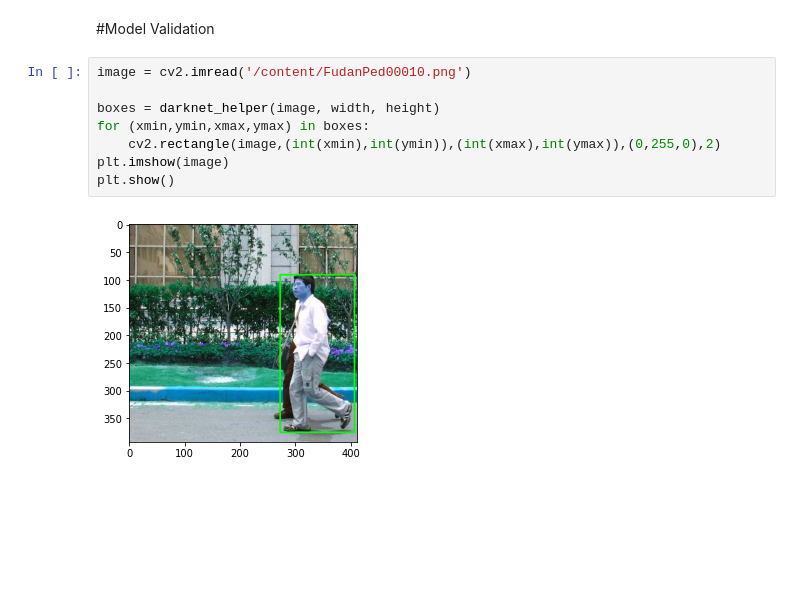
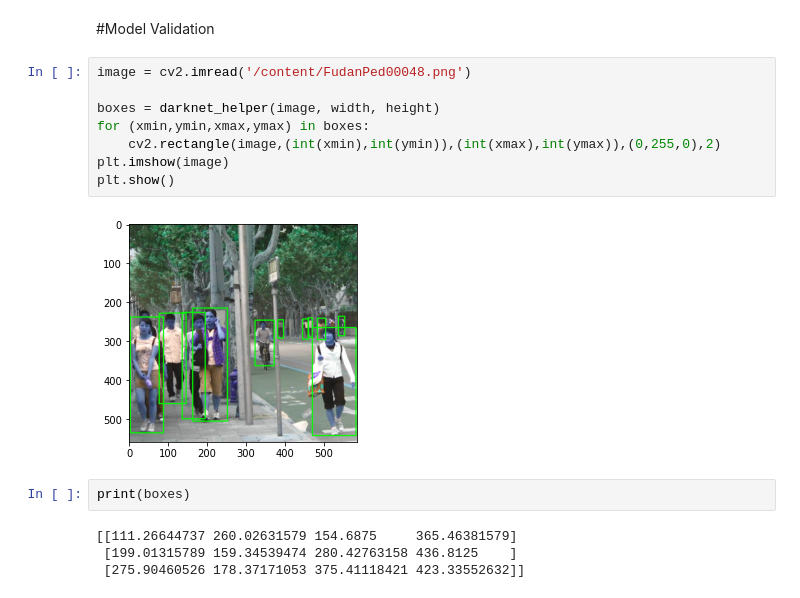
Before and after one commit to lephuocdat2000/Advanced-CV, a Jupyter notebook: FinalProject.ipynb, the cells around one changed output. Cells and saved outputs as stored; diff of their text form; blank space fills up the shorter version.

```diff
--- a/FinalProject.ipynb
+++ b/FinalProject.ipynb
@@ -343,15 +343,21 @@ else:
 # %% [markdown]
 #Model Validation
 # %%
-image = cv2.imread('/content/FudanPed00010.png')
+image = cv2.imread('/content/FudanPed00048.png')
 
 boxes = darknet_helper(image, width, height)
 for (xmin,ymin,xmax,ymax) in boxes:
     cv2.rectangle(image,(int(xmin),int(ymin)),(int(xmax),int(ymax)),(0,255,0),2)
 plt.imshow(image)
 plt.show()
 # %% [output]
-[figure, old version]
+[figure, new version]
+# %%
+print(boxes)
+# %% [output]
+[[111.26644737 260.02631579 154.6875     365.46381579]
+ [199.01315789 159.34539474 280.42763158 436.8125    ]
+ [275.90460526 178.37171053 375.41118421 423.33552632]]
 # %%
 def Sort_Array(array):
   for i in range(0,len(array)-1):
```
Also changed, not shown: parts of 6 cells of this notebook.
